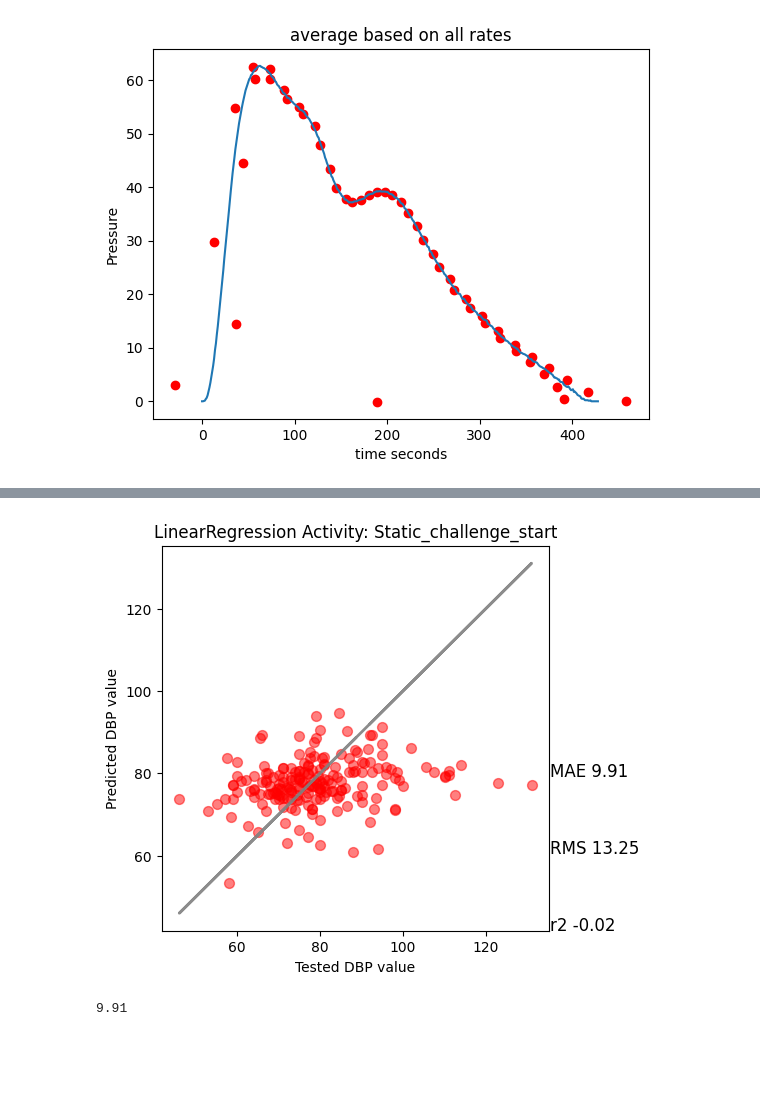
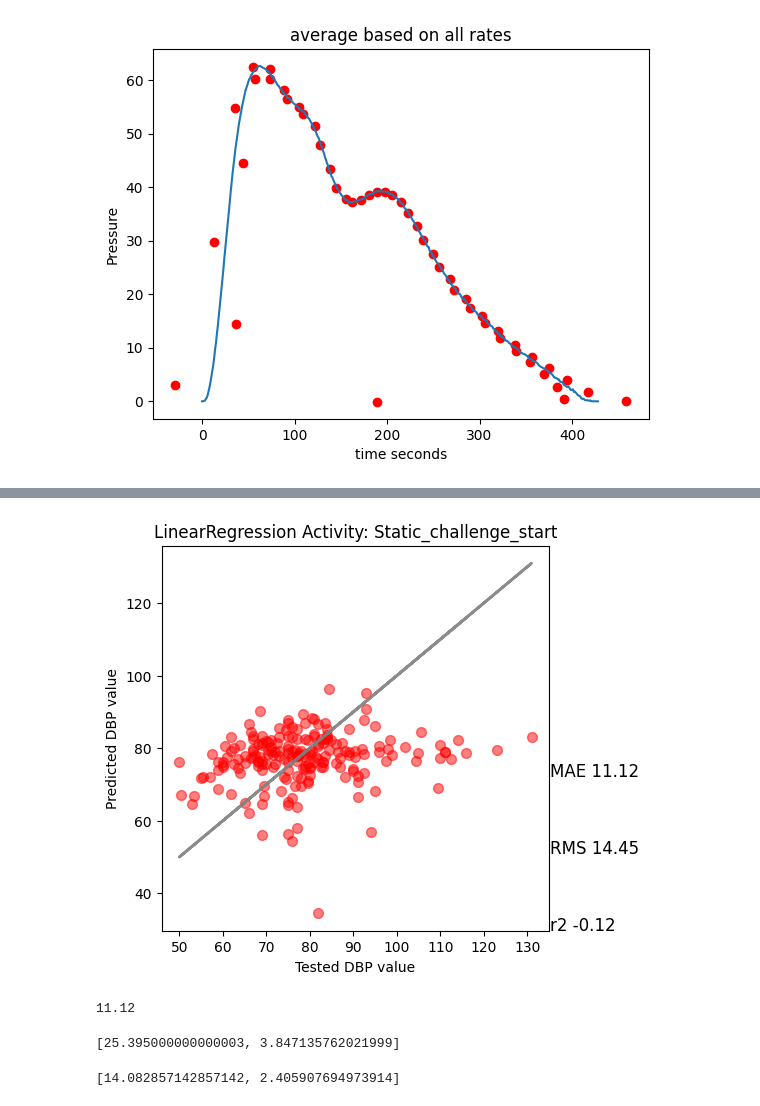
Before and after one commit to danielle34/summer24-lab, a Jupyter notebook: summer24_notebook.ipynb, the cells around one changed output, grey strips where cells are left out. Drawn from its saved outputs; the diff is of its cells as text; code cells hidden in the pictures; blank space fills up the shorter version.

```diff
--- a/summer24_notebook.ipynb
+++ b/summer24_notebook.ipynb
@@ -471,5 +537,12 @@ def LinearRegression_MAE( activity_number=1):
-# %%
-LinearRegression_MAE()
-# %% [output]
-[figure, removed]
-9.91
+# %%
+LinearRegression_plot_MAE()
+# %% [output]
+[figure, added]
+11.12
+# %%
+print(LinearRegression_MAE_cross(4,"s"))
+
+KNN_MAE_cross(4, "d",10)
+# %% [output]
+[25.395000000000003, 3.847135762021999]
+[14.082857142857142, 2.405907694973914]
```
Also changed, not shown: parts of 11 cells of this notebook, 1 other file.
